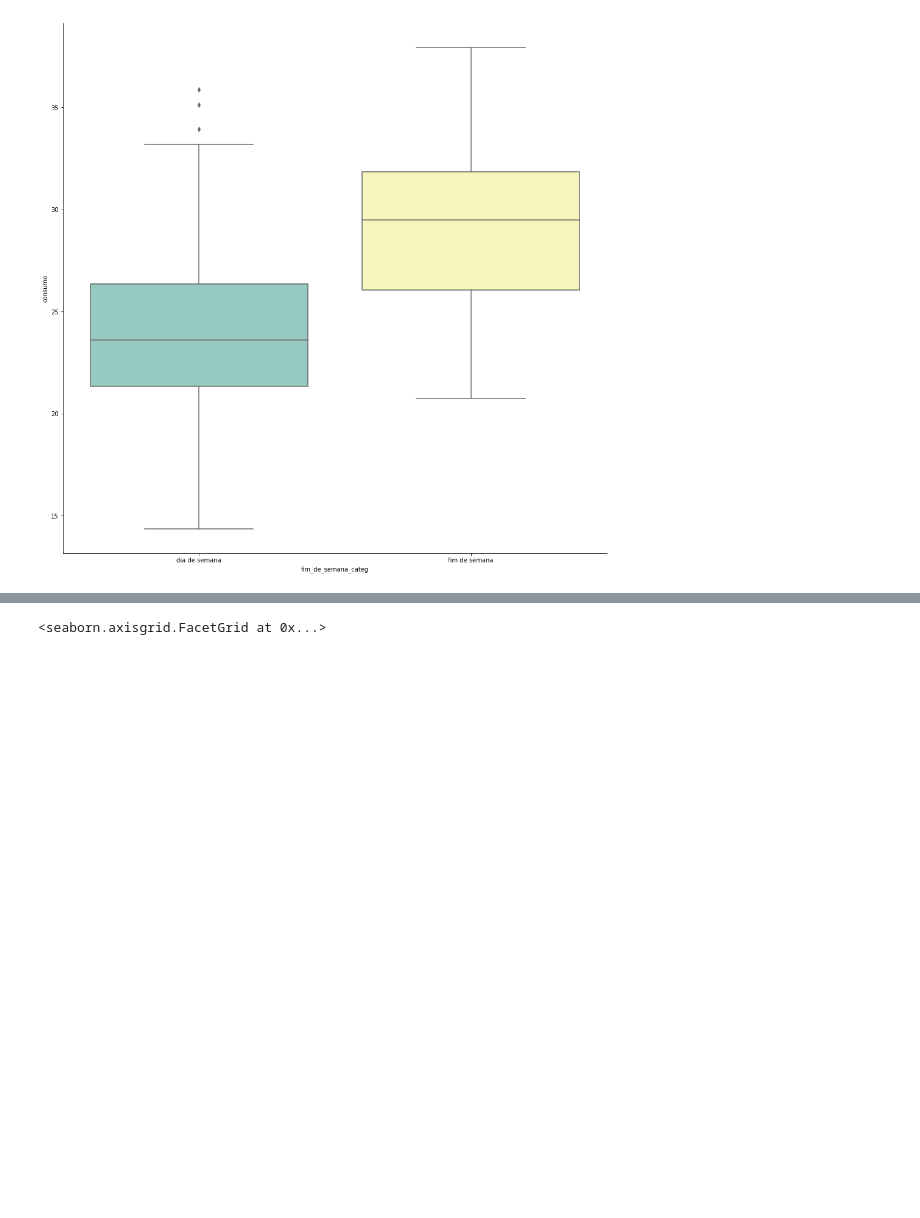
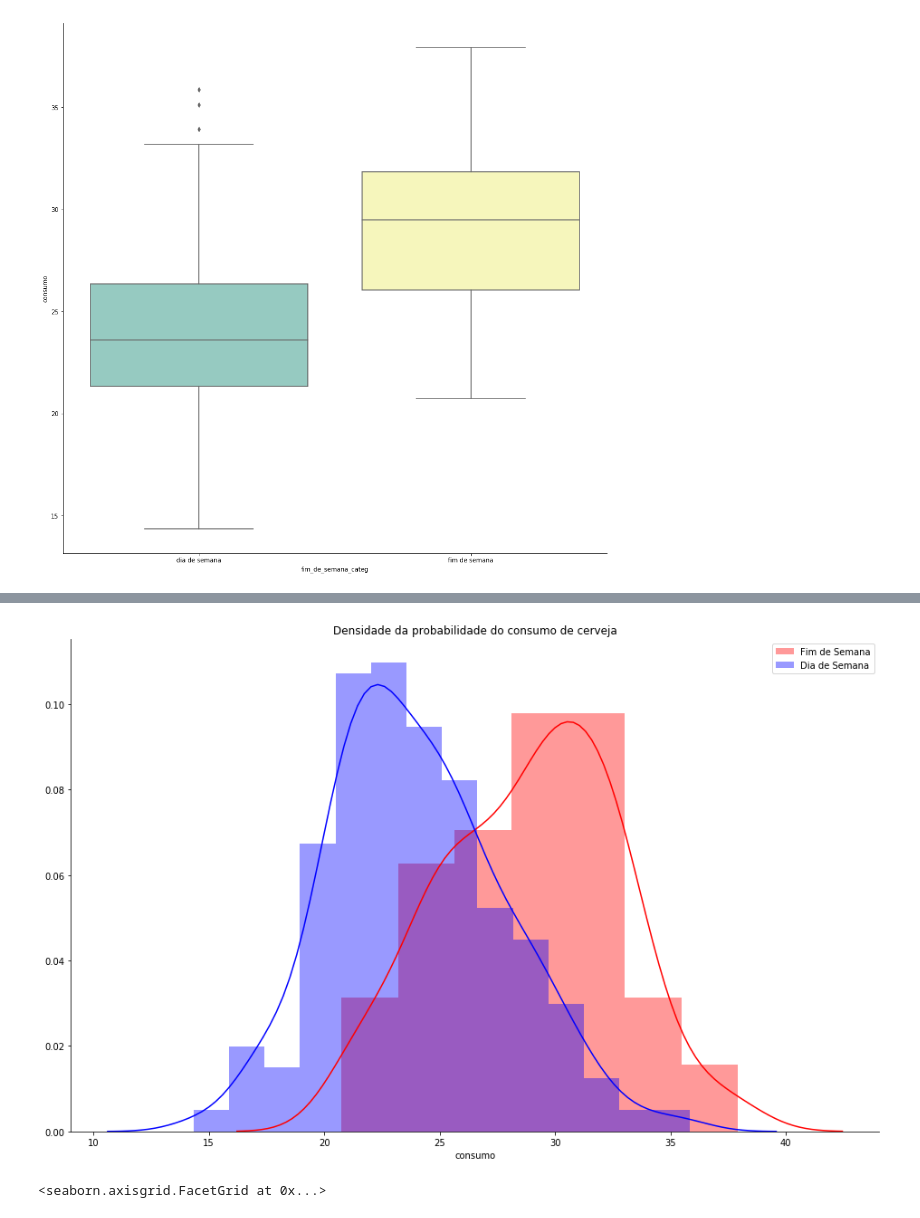
Before and after one commit to lorransr/beer_sp, a Jupyter notebook: beer_analysis.ipynb, the cells around one changed output, grey strips where cells are left out. Saved outputs shown, nothing was run; the diff lists cells and outputs as text; code cells hidden in the pictures; blank space fills up the shorter version.

```diff
--- a/beer_analysis.ipynb
+++ b/beer_analysis.ipynb
@@ -220,3 +227,12 @@ g.set_xlabels('Consumo de cerveja litros');
+# %%
+plt.figure(figsize=(16,10))
+ax = sns.distplot(df[df["fim_de_semana"]==1].consumo,color="red")
+ax = sns.distplot(df[df["fim_de_semana"]==0].consumo,color="blue")
+plt.legend(labels=['Fim de Semana','Dia de Semana'])
+plt.title(label = "Densidade da probabilidade do consumo de cerveja")
+sns.despine()
+# %% [output]
+[figure, added]
 # %%
 sns.lmplot(x="t_maxima",
            y="consumo",
```
Also changed, not shown: parts of 14 cells of this notebook.
